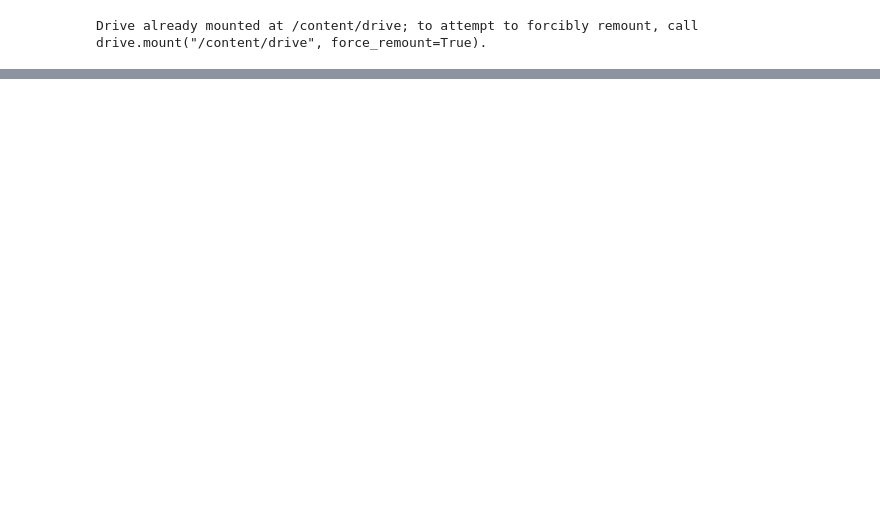
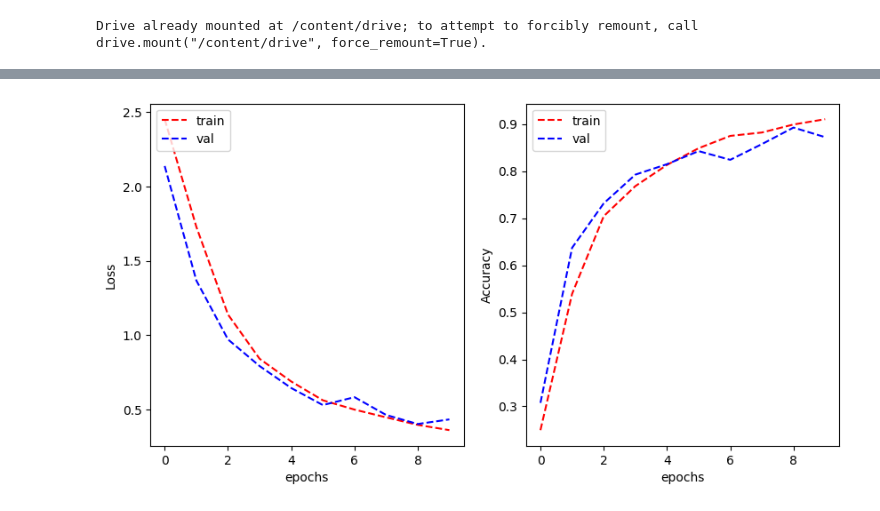
Before and after one commit to afrahhassan/afrahhassan, a Jupyter notebook: Copy_of_assignment2.ipynb, the cells around one changed output, grey strips where cells are left out. Cells and saved outputs as stored; diff of their text form; code cells hidden in the pictures; blank space fills up the shorter version.

```diff
--- a/Copy_of_assignment2.ipynb
+++ b/Copy_of_assignment2.ipynb
@@ -611,0 +778,14 @@ NameError: name 'x_train' is not defined
+# %%
+import tensorflow as tf
+
+model.compile(optimizer='SGD',
+              loss=tf.keras.losses.CategoricalCrossentropy(from_logits=True),
+              metrics=['categorical_accuracy'])
+# %%
+history = model.fit(
+    train_generator,
+    steps_per_epoch=train_generator.n // train_generator.batch_size,
+    validation_data=validation_generator,
+    validation_steps=validation_generator.n // validation_generator.batch_size,
+    epochs=10
+)
@@ -611,0 +826,6 @@ NameError: name 'x_train' is not defined
+# %%
+plot_learning_curve(history.history['loss'], history.history['val_loss'],
+                    history.history['categorical_accuracy'], history.history['val_categorical_accuracy'],
+                    metric_name='Accuracy')
+# %% [output]
+[figure, added]
```
Also changed, not shown: parts of 102 cells of this notebook.
